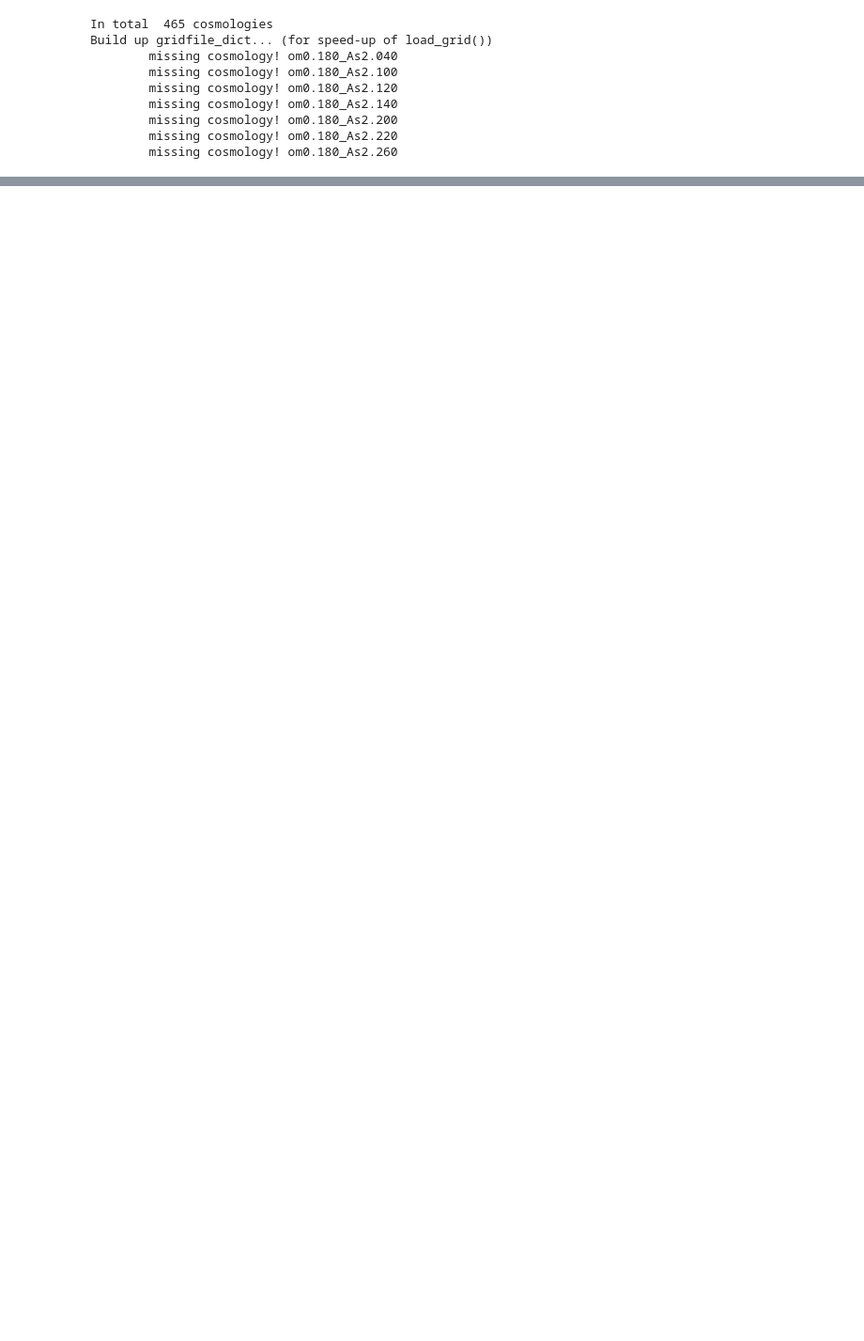
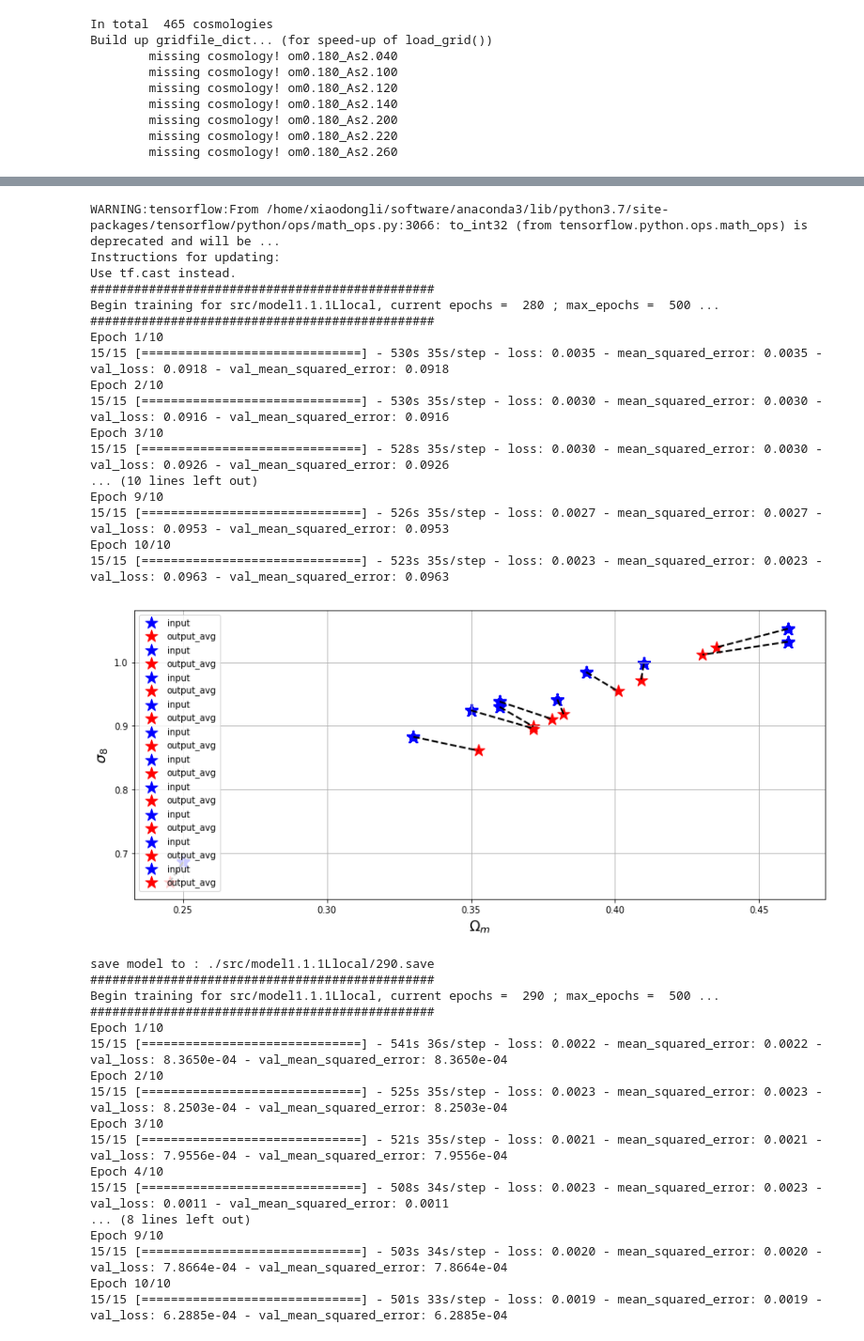
Before and after one commit to cosmologywater/AI, a Jupyter notebook: lsslearn_2_test_epochs.ipynb, the cells around one changed output, grey strips where cells are left out. Shown at 94% size. Drawn from its saved outputs; the diff is of its cells as text; code cells hidden in the pictures; blank space fills up the shorter version.

```diff
--- a/lsslearn_2_test_epochs.ipynb
+++ b/lsslearn_2_test_epochs.ipynb
@@ -287,0 +573,75 @@ Epoch 1/10
+# %%
+epochs = 280
+
+nowmodel = keras.models.load_model('/home/xiaodongli/projects/AI/src/model1.1.1Llocal/280.save')
+
+step_epoch = 10
+
+while epochs <= max_epochs:
+
+    print('###############################################')
+    print('Begin training for '+modelname+', current epochs = ', epochs, '; max_epochs = ', max_epochs, '...')
+    print('###############################################')
+    outputf.write('###############################################\n')
+    outputf.write('Begin training for '+modelname+', current epochs = '+ str(epochs)+ '; max_epochs = '+str( max_epochs)+ '...\n')
+    outputf.write('###############################################\n')
+
+    if True:
+        nowmodel.fit_generator(train_generator(),
+                    steps_per_epoch=465//batch_size,  # 数据规格可能大小不对应
+                    epochs=step_epoch,
+                    verbose=1,
+                    validation_data=(x_test,y_test))
+    epochs += step_epoch
+
+    filepath = './'+modelname+'/'+str(epochs)+'.save'
+    # Plot validation
+    if True:
+        fig, ax = None, None
+        for row in range(10):
+            x_test, y_test = create_validate_sample(1, use_random=True, startid=row)
+            fig, ax = plot_test(nowmodel, x_test, y_test, fig=fig, ax=ax)
+        ax.grid(); plt.show()
+        ax.set_title('#-epochs = '+str(epochs), fontsize=16)
+        fig.savefig(filepath+'.png', format='png')
+    print('save model to :', filepath )
+    outputf.write('save model to :'+str(filepath)+ '\n')
+    keras.models.save_model(nowmodel, filepath)
+
+outputf.close()
+# %% [output]
+WARNING:tensorflow:From /home/xiaodongli/software/anaconda3/lib/python3.7/site-packages/tensorflow/python/ops/math_ops.py:3066: to_int32 (from tensorflow.python.ops.math_ops) is deprecated and will be ...
+Instructions for updating:
+Use tf.cast instead.
+###############################################
+Begin training for src/model1.1.1Llocal, current epochs =  280 ; max_epochs =  500 ...
+###############################################
+Epoch 1/10
+15/15 [==============================] - 530s 35s/step - loss: 0.0035 - mean_squared_error: 0.0035 - val_loss: 0.0918 - val_mean_squared_error: 0.0918
+Epoch 2/10
+15/15 [==============================] - 530s 35s/step - loss: 0.0030 - mean_squared_error: 0.0030 - val_loss: 0.0916 - val_mean_squared_error: 0.0916
+Epoch 3/10
+15/15 [==============================] - 528s 35s/step - loss: 0.0030 - mean_squared_error: 0.0030 - val_loss: 0.0926 - val_mean_squared_error: 0.0926
+... (10 lines left out)
+Epoch 9/10
+15/15 [==============================] - 526s 35s/step - loss: 0.0027 - mean_squared_error: 0.0027 - val_loss: 0.0953 - val_mean_squared_error: 0.0953
+Epoch 10/10
+15/15 [==============================] - 523s 35s/step - loss: 0.0023 - mean_squared_error: 0.0023 - val_loss: 0.0963 - val_mean_squared_error: 0.0963
+[figure, added]
+save model to : ./src/model1.1.1Llocal/290.save
+###############################################
+Begin training for src/model1.1.1Llocal, current epochs =  290 ; max_epochs =  500 ...
+###############################################
+Epoch 1/10
+15/15 [==============================] - 541s 36s/step - loss: 0.0022 - mean_squared_error: 0.0022 - val_loss: 8.3650e-04 - val_mean_squared_error: 8.3650e-04
+Epoch 2/10
+15/15 [==============================] - 525s 35s/step - loss: 0.0023 - mean_squared_error: 0.0023 - val_loss: 8.2503e-04 - val_mean_squared_error: 8.2503e-04
+Epoch 3/10
+15/15 [==============================] - 521s 35s/step - loss: 0.0021 - mean_squared_error: 0.0021 - val_loss: 7.9556e-04 - val_mean_squared_error: 7.9556e-04
+Epoch 4/10
+15/15 [==============================] - 508s 34s/step - loss: 0.0023 - mean_squared_error: 0.0023 - val_loss: 0.0011 - val_mean_squared_error: 0.0011
+... (8 lines left out)
+Epoch 9/10
+15/15 [==============================] - 503s 34s/step - loss: 0.0020 - mean_squared_error: 0.0020 - val_loss: 7.8664e-04 - val_mean_squared_error: 7.8664e-04
+Epoch 10/10
+15/15 [==============================] - 501s 33s/step - loss: 0.0019 - mean_squared_error: 0.0019 - val_loss: 6.2885e-04 - val_mean_squared_error: 6.2885e-04
```
Also changed, not shown: parts of 8 cells of this notebook, 9 other files.
